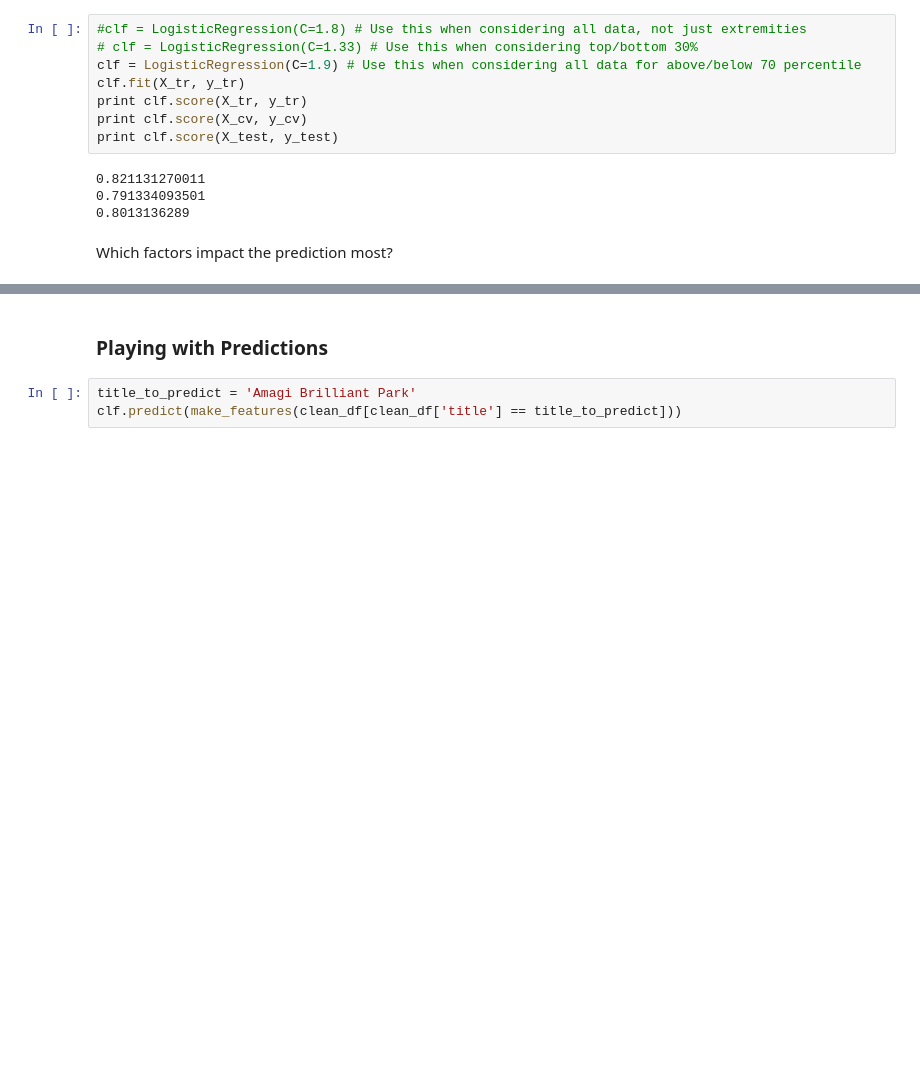
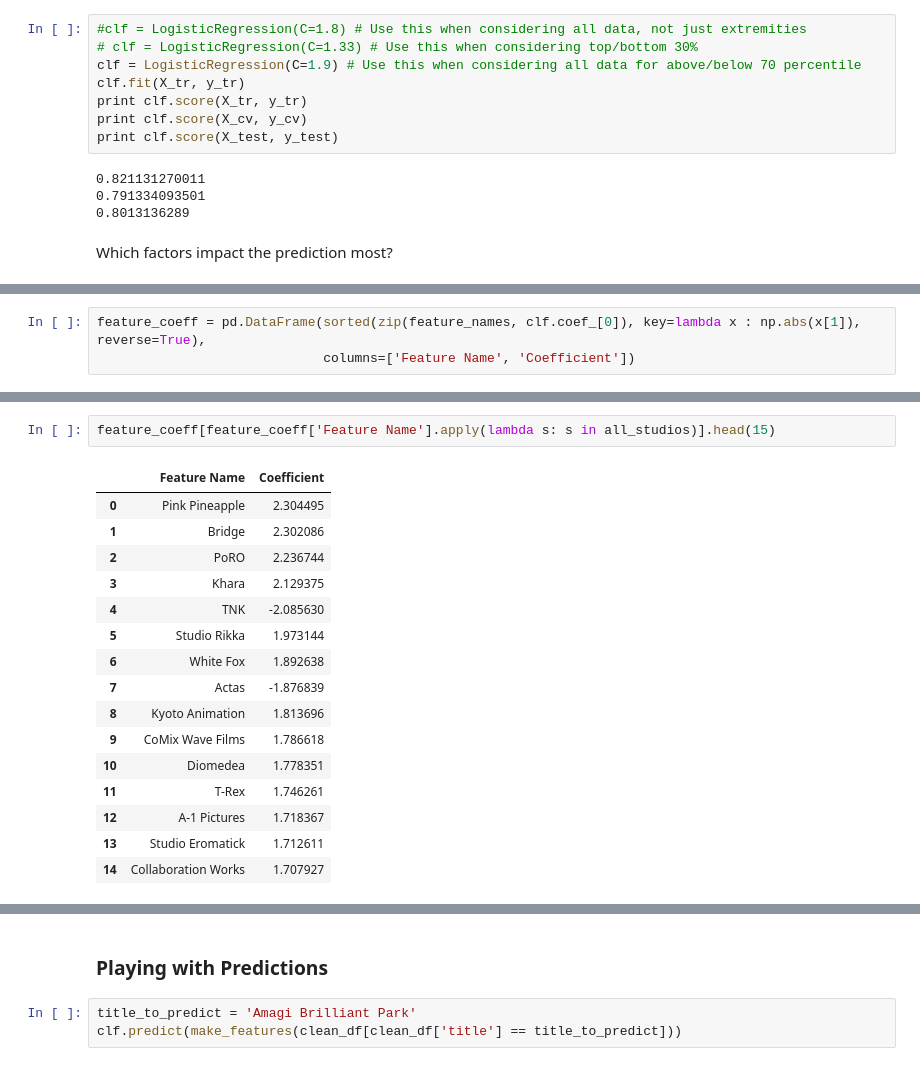
Before and after one commit to FourSwordKirby/MALDataScience, a Jupyter notebook: more_stats.ipynb, the cells around one changed output, grey strips where cells are left out. Cells and saved outputs as stored; diff of their text form; blank space fills up the shorter version.

```diff
--- a/more_stats.ipynb
+++ b/more_stats.ipynb
@@ -988,0 +1036,3 @@ sorted(zip(feature_names, clf.coef_[0]), key=lambda x : np.abs(x[1]), reverse=Tr
+# %%
+feature_coeff = pd.DataFrame(sorted(zip(feature_names, clf.coef_[0]), key=lambda x : np.abs(x[1]), reverse=True),
+                             columns=['Feature Name', 'Coefficient'])
@@ -988,0 +1048,19 @@ sorted(zip(feature_names, clf.coef_[0]), key=lambda x : np.abs(x[1]), reverse=Tr
+# %%
+feature_coeff[feature_coeff['Feature Name'].apply(lambda s: s in all_studios)].head(15)
+# %% [output]
+|  | Feature Name | Coefficient |
+| 0 | Pink Pineapple | 2.304495 |
+| 1 | Bridge | 2.302086 |
+| 2 | PoRO | 2.236744 |
+| 3 | Khara | 2.129375 |
+| 4 | TNK | -2.085630 |
+| 5 | Studio Rikka | 1.973144 |
+| 6 | White Fox | 1.892638 |
+| 7 | Actas | -1.876839 |
+| 8 | Kyoto Animation | 1.813696 |
+| 9 | CoMix Wave Films | 1.786618 |
+| 10 | Diomedea | 1.778351 |
+| 11 | T-Rex | 1.746261 |
+| 12 | A-1 Pictures | 1.718367 |
+| 13 | Studio Eromatick | 1.712611 |
+| 14 | Collaboration Works | 1.707927 |
```
Also changed, not shown: parts of 9 cells of this notebook.
